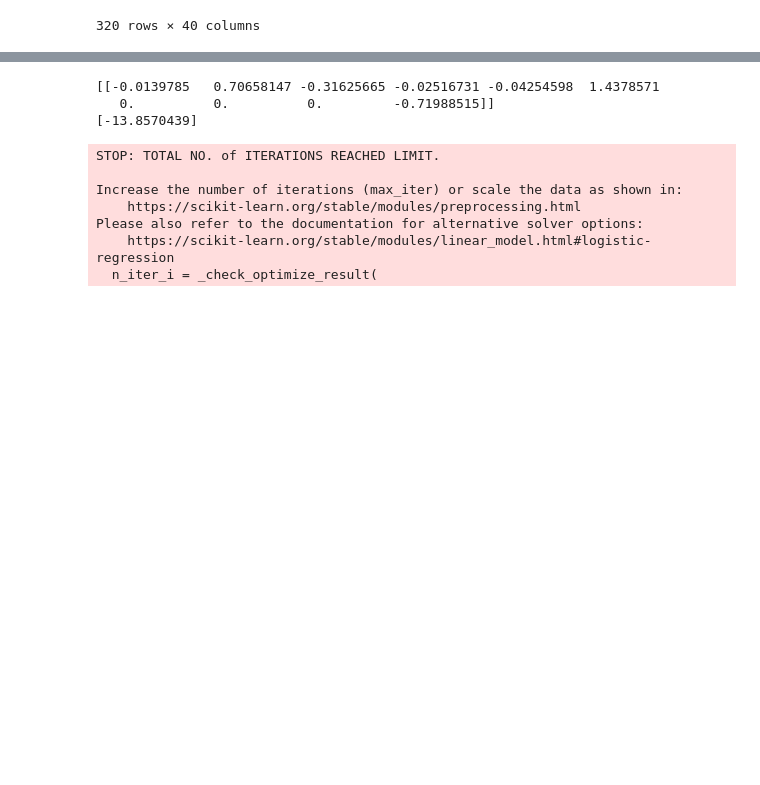
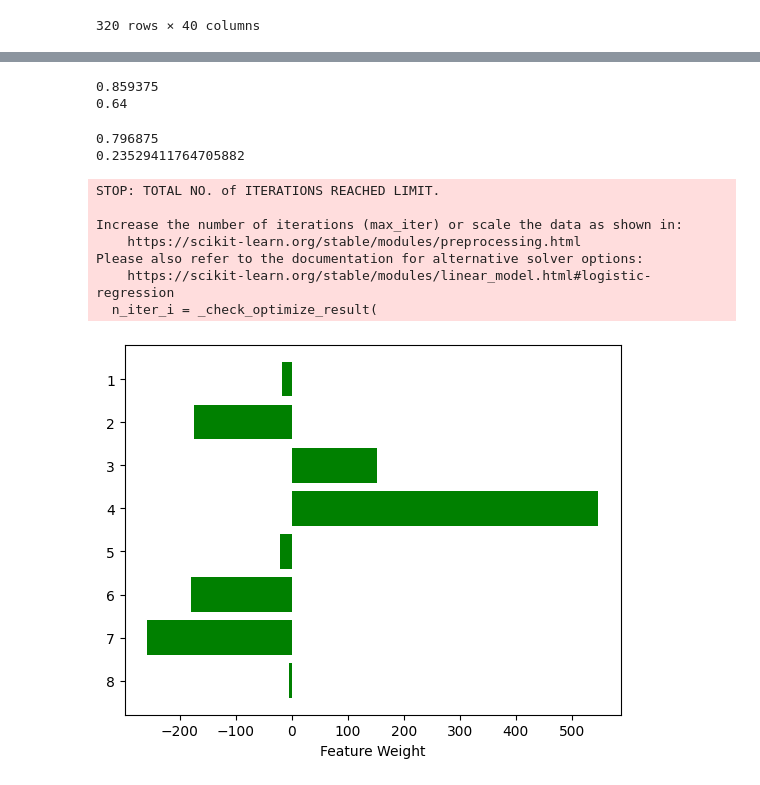
Before and after one commit to DaDa0413/Data-Mining-Project, a Jupyter notebook: pj2_logistic_regression/dadagogo.ipynb, the cells around one changed output, grey strips where cells are left out. Cells and saved outputs as stored; diff of their text form; code cells hidden in the pictures; blank space fills up the shorter version.

Commit message:
Add a few data preprocessing

```diff
--- a/pj2_logistic_regression/dadagogo.ipynb
+++ b/pj2_logistic_regression/dadagogo.ipynb
@@ -101,8 +110,12 @@ patient_x
 # %%
 # Reduce demensionality
 from sklearn.feature_selection import SelectKBest, f_classif, chi2, SelectFpr, mutual_info_classif
+from sklearn.feature_selection import VarianceThreshold
 
+sel = VarianceThreshold(threshold=(0.1))
+patient_x = sel.fit_transform(patient_x)
 
-kb = SelectKBest(mutual_info_classif, k=10).fit(patient_x, patient_y)
-patient_x = kb.transform(patient_x)
-# patient_x
+# Min max scaler seems to be unhelpful
+# kb = SelectKBest(mutual_info_classif, k=10).fit(patient_x, patient_y)
+# patient_x = kb.transform(patient_x)
+patient_x
@@ -109,3 +136,6 @@ patient_x = kb.transform(patient_x)
+# %%
+sel = VarianceThreshold(threshold=(0.1))
+patient_x = sel.fit_transform(patient_x)
 # %%
 # Seperate training set and testing set
 
@@ -114,13 +145,12 @@ train_x, test_x, train_y, test_y = model_selection.train_test_split(patient_x, p
 train_y = np.array(train_y)
 # %%
+# My Logistic regression
 def sigmoid(z):
-    return 1 / (1 + np.exp(-z))
+    return 1 / (1 + np.exp(-z, dtype=np.float128))
 
 def average_gradient(model, train_x, train_y):
     gradient = np.zeros(len(model))
     for index in range(len(train_x)):
-#         temp = model.T.dot(train_x[index])
-#         gradient += np.multiply((sigmoid(temp) - train_y[index]), train_x[index])
         gradient += np.multiply((sigmoid(model.T.dot(train_x[index])) - train_y[index]), train_x[index])
     return gradient / len(gradient)
 
@@ -128,17 +158,16 @@ def logistic_train(train_x, train_y):
     model = np.zeros(len(train_x[0]))
 
     learning_rate = 1
-    limit = 100
+    limit = 1000
     for i in range(limit):
         model = model - learning_rate * average_gradient(model, train_x, train_y)
         learning_rate *= 0.97
     return model
 
 def logistic_predict(model, data):
-#     print(model.dot(data))
     result = []
-    for x in train_x:
-        if sigmoid(model.dot(x)) > 0.5:
+    for x in data:
+        if sigmoid(model.dot(x)) > 0.7:
             result.append(1)
         else:
             result.append(0)
@@ -151,7 +180,6 @@ def visulization(model):
     pass
 
 model = logistic_train(train_x, train_y)
-# print(model)
+print(model)
 test_y_predicted = logistic_predict(model, test_x)
-test_y_predicted
 # %% [output]
@@ -175,17 +188,36 @@ test_y_predicted
+# %%
+# Validate accuracy
+from sklearn import metrics
+
+# Score
+accuracy = metrics.accuracy_score(test_y, test_y_predicted)
+print(accuracy)
+# f1 score
+f1 = metrics.f1_score(test_y, test_y_predicted)
+print(f1)
+# %% [output]
+0.859375
+0.64
 # %%
 from sklearn import preprocessing, linear_model
 logistic_regr = linear_model.LogisticRegression()
 logistic_regr.fit(train_x, train_y)
 
 # 印出係數
-print(logistic_regr.coef_)
+# print(logistic_regr.coef_)
 
 # 印出截距
-print(logistic_regr.intercept_ )
+# print(logistic_regr.intercept_ )
+test_y_predicted = logistic_regr.predict(test_x)
+
+accuracy = metrics.accuracy_score(test_y, test_y_predicted)
+print(accuracy)
+# f1 score
+f1 = metrics.f1_score(test_y, test_y_predicted)
+print(f1)
 # %% [output]
-[[-0.0139785   0.70658147 -0.31625665 -0.02516731 -0.04254598  1.4378571
-   0.          0.          0.         -0.71988515]]
-[-13.8570439]
+0.796875
+0.23529411764705882
 STOP: TOTAL NO. of ITERATIONS REACHED LIMIT.
 
 Increase the number of iterations (max_iter) or scale the data as shown in:
@@ -193,4 +225,23 @@ Increase the number of iterations (max_iter) or scale the data as shown in:
 Please also refer to the documentation for alternative solver options:
     https://scikit-learn.org/stable/modules/linear_model.html#logistic-regression
   n_iter_i = _check_optimize_result(
+# %%
+import matplotlib.pyplot as plt
+plt.rcdefaults()    #  回覆預設的RC引數
+fig,ax =plt.subplots()    #   ax為子圖
+
+features_label = list(range(1, len(model) + 1))
+y_pos = np.arange(len(model))
+
+# exp_model = np.log(model)
+ax.barh(y_pos, model, align='center',color='green',ecolor='black')
+
+ax.set_yticks(y_pos)   #   設定縱座標的刻度
+ax.set_yticklabels(features_label) #   設定縱座標的標籤(人名)
+ax.invert_yaxis()  #   把Y反轉,取消這一行執行一下就明白了
+ax.set_xlabel('Feature Weight')   #   顯示X軸標籤
+
+plt.show()  #  顯示圖片
+# %% [output]
+[figure, added]
 # %%
```
Also changed, not shown: parts of 7 cells of this notebook.
